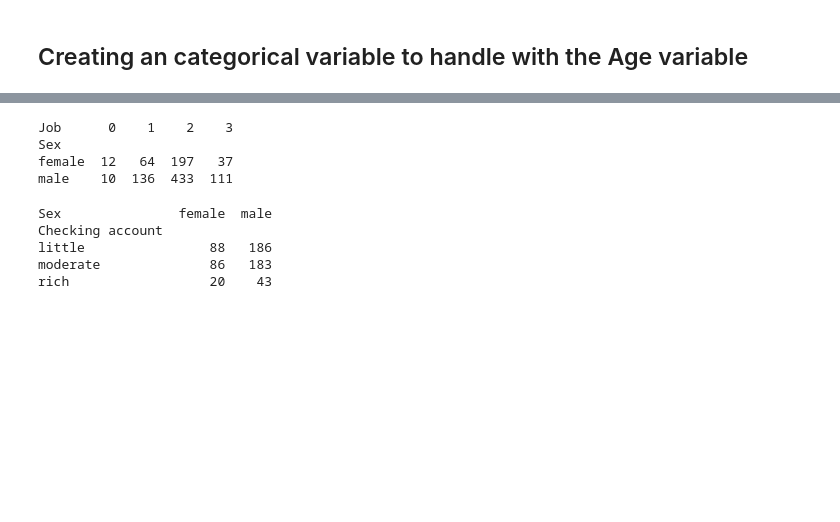
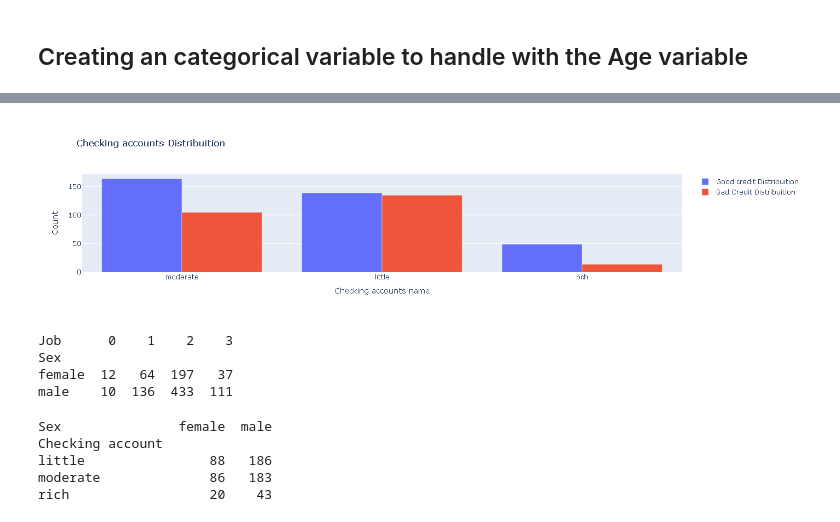
Before and after one commit to hugogs7/TXAI, a Jupyter notebook: predicting-credit-risk-model-pipeline-763ef1.ipynb, the cells around one changed output, grey strips where cells are left out. Drawn from its saved outputs; the diff is of its cells as text; code cells hidden in the pictures; blank space fills up the shorter version.

Commit message:
algun import y problema

```diff
--- a/predicting-credit-risk-model-pipeline-763ef1.ipynb
+++ b/predicting-credit-risk-model-pipeline-763ef1.ipynb
@@ -122,4 +122,8 @@ rich               6    42
 # %%
+import plotly.graph_objs as go
+import plotly.offline as py
+py.init_notebook_mode(connected=True)
+
 #First plot
 trace0 = go.Bar(
     x = df_credit[df_credit["Risk"]== 'good']["Checking account"].value_counts().index.values,
@@ -153,3 +156,4 @@ py.iplot(fig, filename = 'Age-ba', validate = False)
+[figure, added]
 # %%
 print(pd.crosstab(df_credit.Sex, df_credit.Job))
 # %% [output]
```
Also changed, not shown: parts of 9 cells of this notebook.
